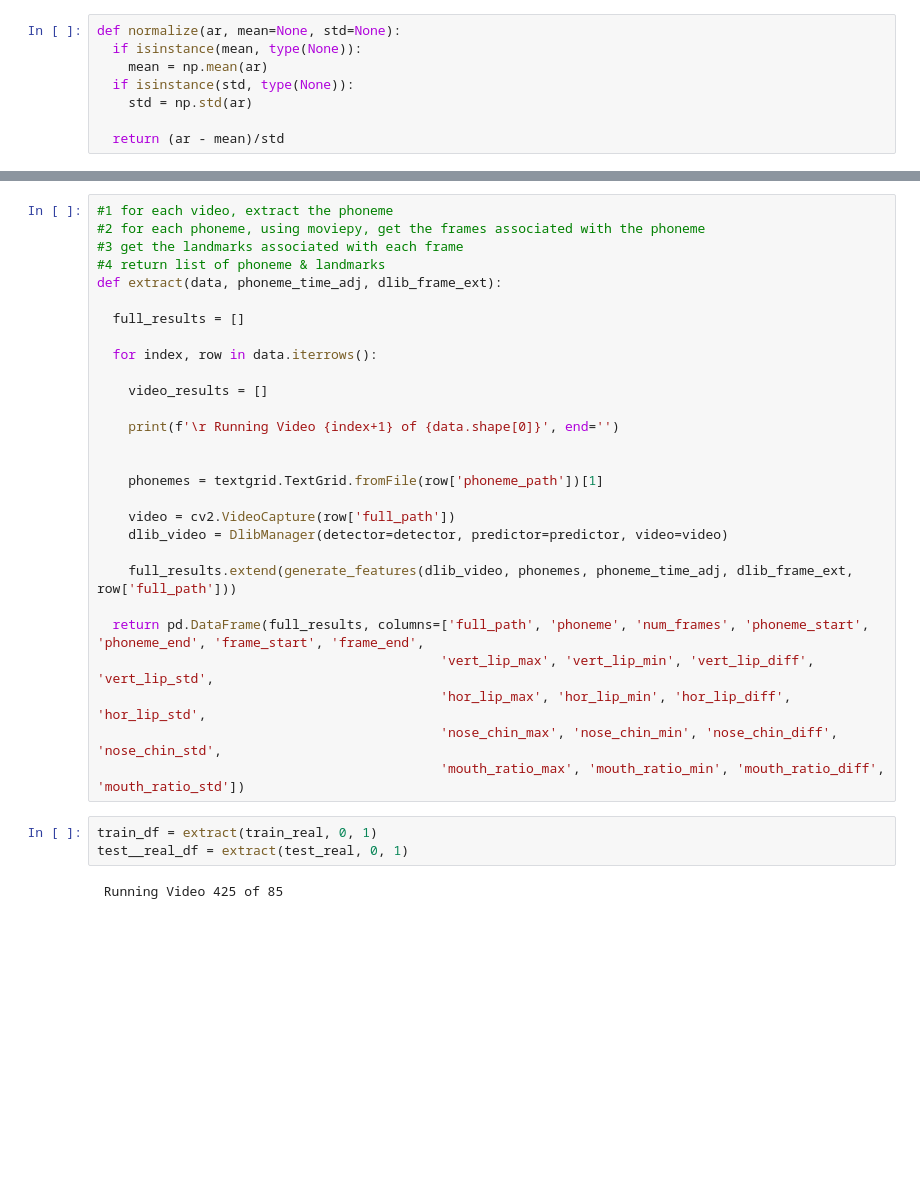
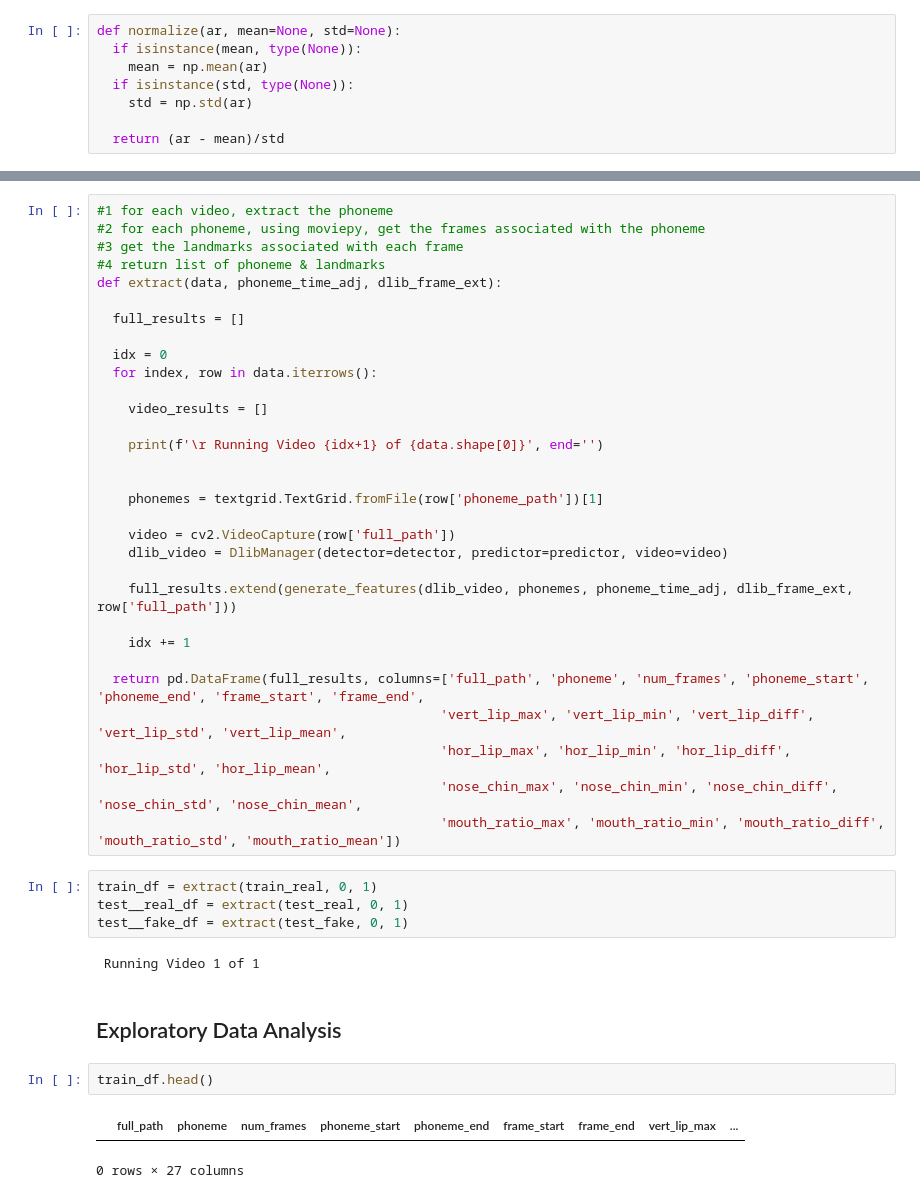
Before and after one commit to romitbarua/MultiModalDeepFake, a Jupyter notebook: TestingNotebooks/PhonemeVsDlib.ipynb, the cells around one changed output, grey strips where cells are left out. Drawn from its saved outputs; the diff is of its cells as text; blank space fills up the shorter version.

```diff
--- a/TestingNotebooks/PhonemeVsDlib.ipynb
+++ b/TestingNotebooks/PhonemeVsDlib.ipynb
@@ -188,11 +210,12 @@ def extract(data, phoneme_time_adj, dlib_frame_ext):
 
   full_results = []
 
+  idx = 0
   for index, row in data.iterrows():
 
     video_results = []
 
-    print(f'\r Running Video {index+1} of {data.shape[0]}', end='')
+    print(f'\r Running Video {idx+1} of {data.shape[0]}', end='')
 
 
     phonemes = textgrid.TextGrid.fromFile(row['phoneme_path'])[1]
@@ -202,13 +225,23 @@ def extract(data, phoneme_time_adj, dlib_frame_ext):
 
     full_results.extend(generate_features(dlib_video, phonemes, phoneme_time_adj, dlib_frame_ext, row['full_path']))
 
+    idx += 1
+
   return pd.DataFrame(full_results, columns=['full_path', 'phoneme', 'num_frames', 'phoneme_start', 'phoneme_end', 'frame_start', 'frame_end',
-                                            'vert_lip_max', 'vert_lip_min', 'vert_lip_diff', 'vert_lip_std',
-                                            'hor_lip_max', 'hor_lip_min', 'hor_lip_diff', 'hor_lip_std',
-                                            'nose_chin_max', 'nose_chin_min', 'nose_chin_diff', 'nose_chin_std',
-                                            'mouth_ratio_max', 'mouth_ratio_min', 'mouth_ratio_diff', 'mouth_ratio_std'])
+                                            'vert_lip_max', 'vert_lip_min', 'vert_lip_diff', 'vert_lip_std', 'vert_lip_mean',
+                                            'hor_lip_max', 'hor_lip_min', 'hor_lip_diff', 'hor_lip_std', 'hor_lip_mean',
+                                            'nose_chin_max', 'nose_chin_min', 'nose_chin_diff', 'nose_chin_std', 'nose_chin_mean',
+                                            'mouth_ratio_max', 'mouth_ratio_min', 'mouth_ratio_diff', 'mouth_ratio_std', 'mouth_ratio_mean'])
 # %%
 train_df = extract(train_real, 0, 1)
 test__real_df = extract(test_real, 0, 1)
+test__fake_df = extract(test_fake, 0, 1)
 # %% [output]
- Running Video 425 of 85
+ Running Video 1 of 1
+# %% [markdown]
+## Exploratory Data Analysis
+# %%
+train_df.head()
+# %% [output]
+|  | full_path | phoneme | num_frames | phoneme_start | phoneme_end | frame_start | frame_end | vert_lip_max | ... |
+0 rows × 27 columns
```
Also changed, not shown: parts of 11 cells of this notebook.
